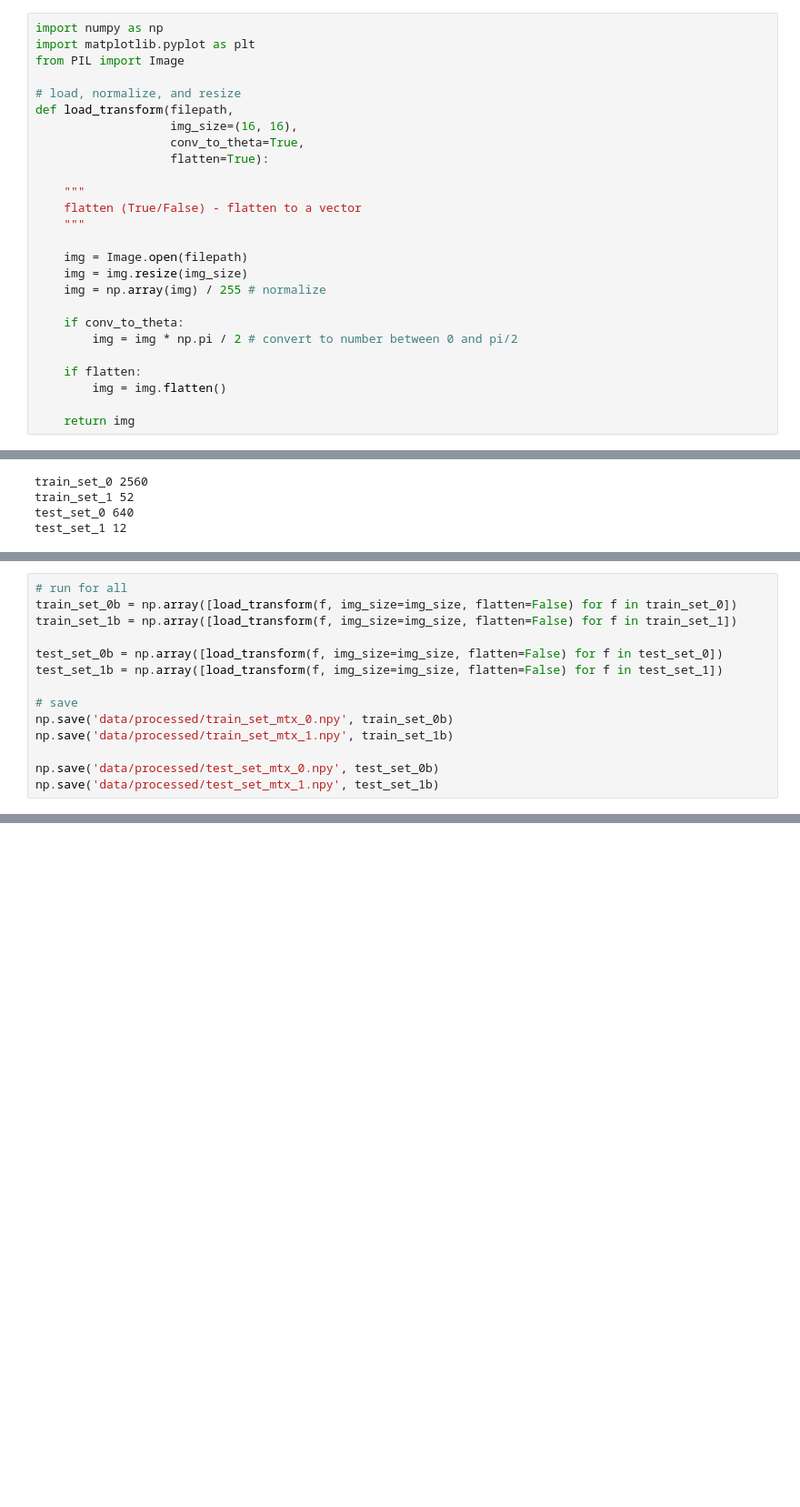
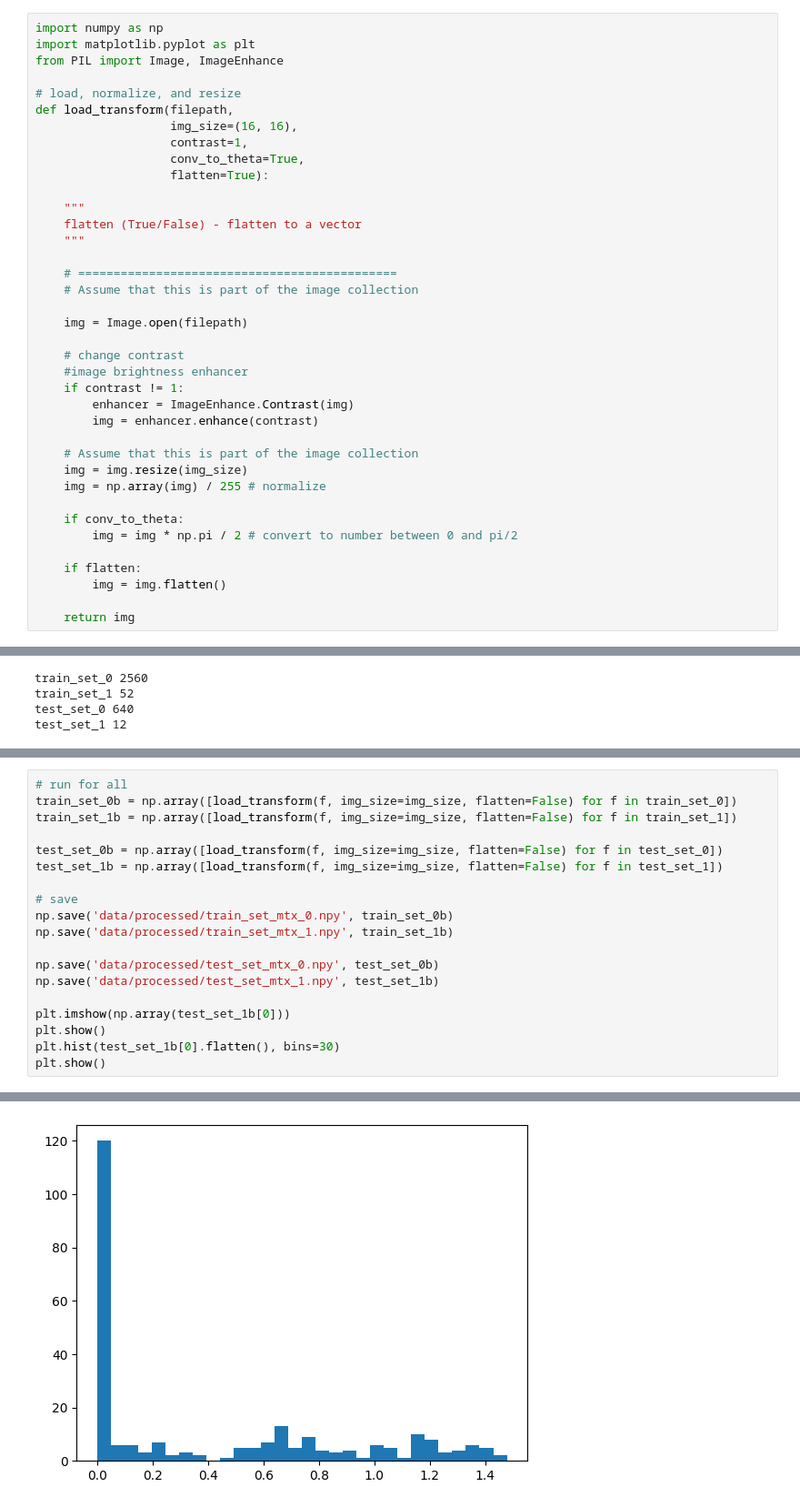
Before and after one commit to PrinceJavier/qnt_alzmrs_pred, a Jupyter notebook: get_theta_rep.ipynb, the cells around one changed output, grey strips where cells are left out. Shown at 91% size. Drawn from its saved outputs; the diff is of its cells as text; blank space fills up the shorter version.

Commit message:
fix: add contrast

```diff
--- a/get_theta_rep.ipynb
+++ b/get_theta_rep.ipynb
@@ -3,11 +3,12 @@
 # %%
 import numpy as np
 import matplotlib.pyplot as plt
-from PIL import Image
+from PIL import Image, ImageEnhance
 
 # load, normalize, and resize
 def load_transform(filepath,
                    img_size=(16, 16),
+                   contrast=1,
                    conv_to_theta=True,
                    flatten=True):
 
@@ -15,7 +16,18 @@ def load_transform(filepath,
     flatten (True/False) - flatten to a vector
     """
 
+    # =============================================
+    # Assume that this is part of the image collection
+
     img = Image.open(filepath)
+
+    # change contrast
+    #image brightness enhancer
+    if contrast != 1:
+        enhancer = ImageEnhance.Contrast(img)
+        img = enhancer.enhance(contrast)
+
+    # Assume that this is part of the image collection
     img = img.resize(img_size)
     img = np.array(img) / 255 # normalize
 
@@ -81,3 +106,9 @@ np.save('data/processed/train_set_mtx_1.npy', train_set_1b)
 
 np.save('data/processed/test_set_mtx_0.npy', test_set_0b)
 np.save('data/processed/test_set_mtx_1.npy', test_set_1b)
+
+plt.imshow(np.array(test_set_1b[0]))
+plt.show()
+plt.hist(test_set_1b[0].flatten(), bins=30)
+plt.show()
+# %% [output]
@@ -83,0 +116 @@ np.save('data/processed/test_set_mtx_1.npy', test_set_1b)
+[figure, added]
```
Also changed, not shown: parts of 18 cells of this notebook.
